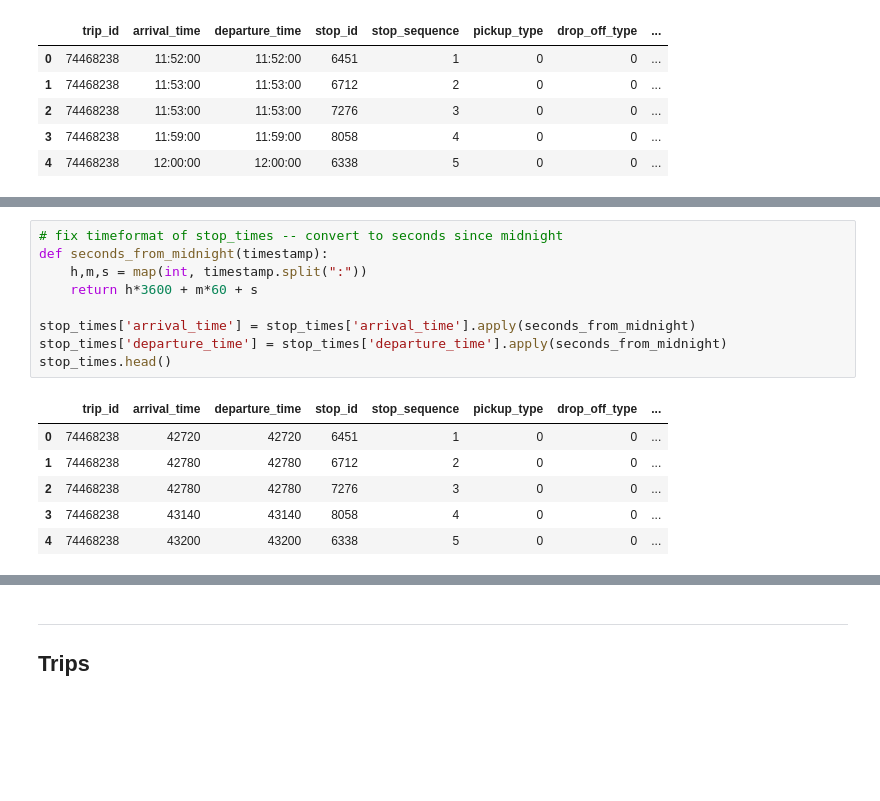
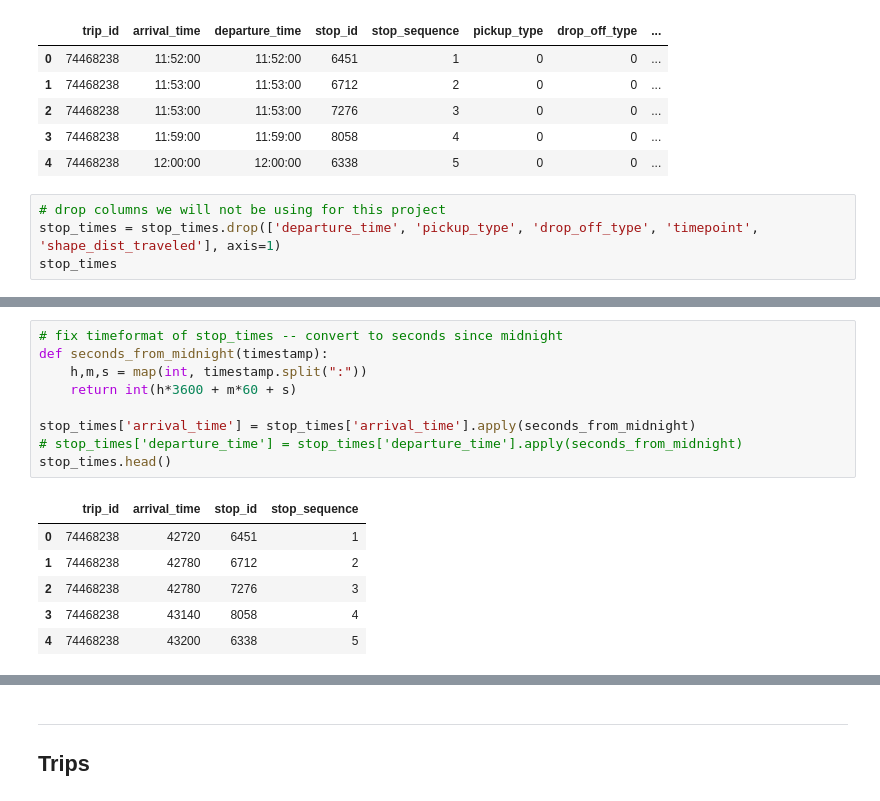
Before and after one commit to Mathemusician1729/Calgary-Transit-Intelligence-Engine, a Jupyter notebook: gtfs_static.ipynb, the cells around one changed output, grey strips where cells are left out. Cells and saved outputs as stored; diff of their text form; blank space fills up the shorter version.

```diff
--- a/gtfs_static.ipynb
+++ b/gtfs_static.ipynb
@@ -223,3 +238,7 @@ dtype: int64
 | 2 | 74468238 | 11:53:00 | 11:53:00 | 7276 | 3 | 0 | 0 | ... |
 | 3 | 74468238 | 11:59:00 | 11:59:00 | 8058 | 4 | 0 | 0 | ... |
 | 4 | 74468238 | 12:00:00 | 12:00:00 | 6338 | 5 | 0 | 0 | ... |
+# %%
+# drop columns we will not be using for this project
+stop_times = stop_times.drop(['departure_time', 'pickup_type', 'drop_off_type', 'timepoint', 'shape_dist_traveled'], axis=1)
+stop_times
@@ -226,18 +259,18 @@ dtype: int64
 # %%
 # fix timeformat of stop_times -- convert to seconds since midnight
 def seconds_from_midnight(timestamp):
     h,m,s = map(int, timestamp.split(":"))
-    return h*3600 + m*60 + s
+    return int(h*3600 + m*60 + s)
 
 stop_times['arrival_time'] = stop_times['arrival_time'].apply(seconds_from_midnight)
-stop_times['departure_time'] = stop_times['departure_time'].apply(seconds_from_midnight)
+# stop_times['departure_time'] = stop_times['departure_time'].apply(seconds_from_midnight)
 stop_times.head()
 # %% [output]
-|  | trip_id | arrival_time | departure_time | stop_id | stop_sequence | pickup_type | drop_off_type | ... |
-| 0 | 74468238 | 42720 | 42720 | 6451 | 1 | 0 | 0 | ... |
-| 1 | 74468238 | 42780 | 42780 | 6712 | 2 | 0 | 0 | ... |
-| 2 | 74468238 | 42780 | 42780 | 7276 | 3 | 0 | 0 | ... |
-| 3 | 74468238 | 43140 | 43140 | 8058 | 4 | 0 | 0 | ... |
-| 4 | 74468238 | 43200 | 43200 | 6338 | 5 | 0 | 0 | ... |
+|  | trip_id | arrival_time | stop_id | stop_sequence |
+| 0 | 74468238 | 42720 | 6451 | 1 |
+| 1 | 74468238 | 42780 | 6712 | 2 |
+| 2 | 74468238 | 42780 | 7276 | 3 |
+| 3 | 74468238 | 43140 | 8058 | 4 |
+| 4 | 74468238 | 43200 | 6338 | 5 |
 # %%
 # verify any invalid entries
```
Also changed, not shown: parts of 11 cells of this notebook.
